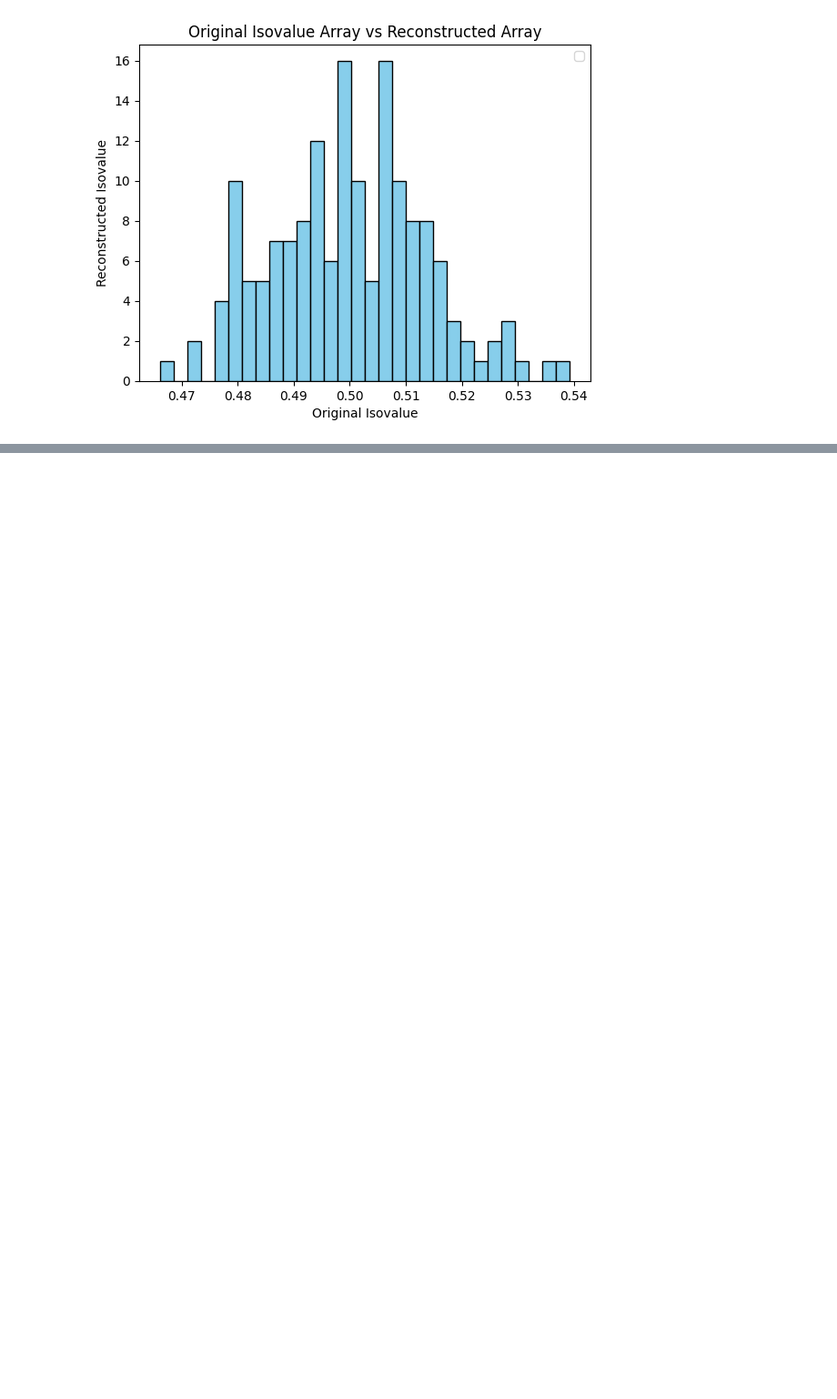
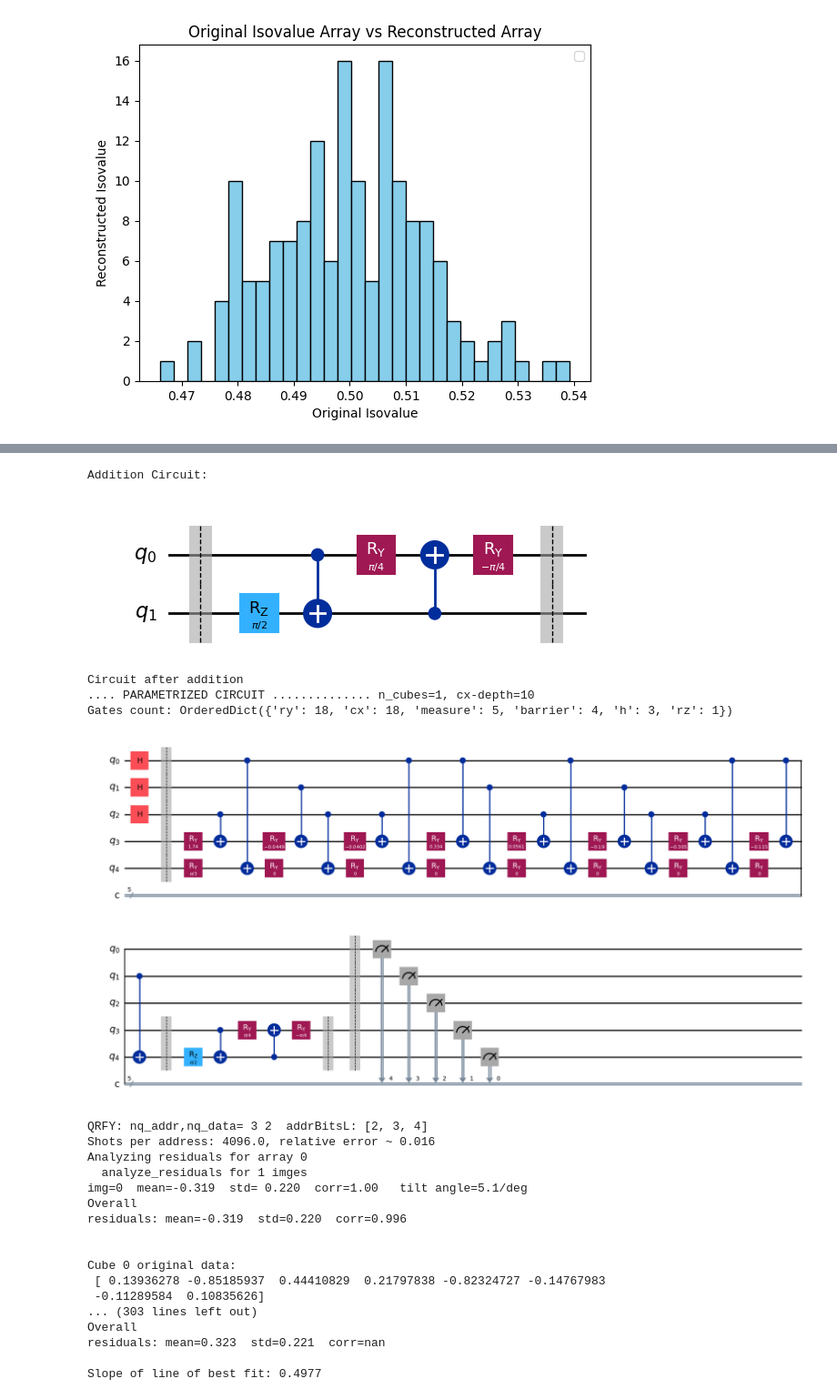
Before and after one commit to Burned357Waffles/Marching-Qubes-Thesis, a Jupyter notebook: ehands_qcrank_vertex_classification_exploration.ipynb, the cells around one changed output, grey strips where cells are left out. Shown at 91% size. Saved outputs shown, nothing was run; the diff lists cells and outputs as text; code cells hidden in the pictures; blank space fills up the shorter version.

Commit message:
2 array addition working

```diff
--- a/ehands_qcrank_vertex_classification_exploration.ipynb
+++ b/ehands_qcrank_vertex_classification_exploration.ipynb
@@ -743,0 +804,26 @@ Slope of line of best fit: 0.9996
+# %%
+test_qcrank_ehands()
+# %% [output]
+Addition Circuit:
+[figure, added]
+Circuit after addition
+.... PARAMETRIZED CIRCUIT .............. n_cubes=1, cx-depth=10
+Gates count: OrderedDict({'ry': 18, 'cx': 18, 'measure': 5, 'barrier': 4, 'h': 3, 'rz': 1})
+[figure, added]
+QRFY: nq_addr,nq_data= 3 2  addrBitsL: [2, 3, 4]
+Shots per address: 4096.0, relative error ~ 0.016
+Analyzing residuals for array 0
+  analyze_residuals for 1 imges
+img=0  mean=-0.319  std= 0.220  corr=1.00   tilt angle=5.1/deg
+Overall
+residuals: mean=-0.319  std=0.220  corr=0.996
+
+
+Cube 0 original data:
+ [ 0.13936278 -0.85185937  0.44410829  0.21797838 -0.82324727 -0.14767983
+ -0.11289584  0.10835626]
+... (303 lines left out)
+Overall
+residuals: mean=0.323  std=0.221  corr=nan
+
+Slope of line of best fit: 0.4977
```
Also changed, not shown: parts of 3 cells of this notebook.
